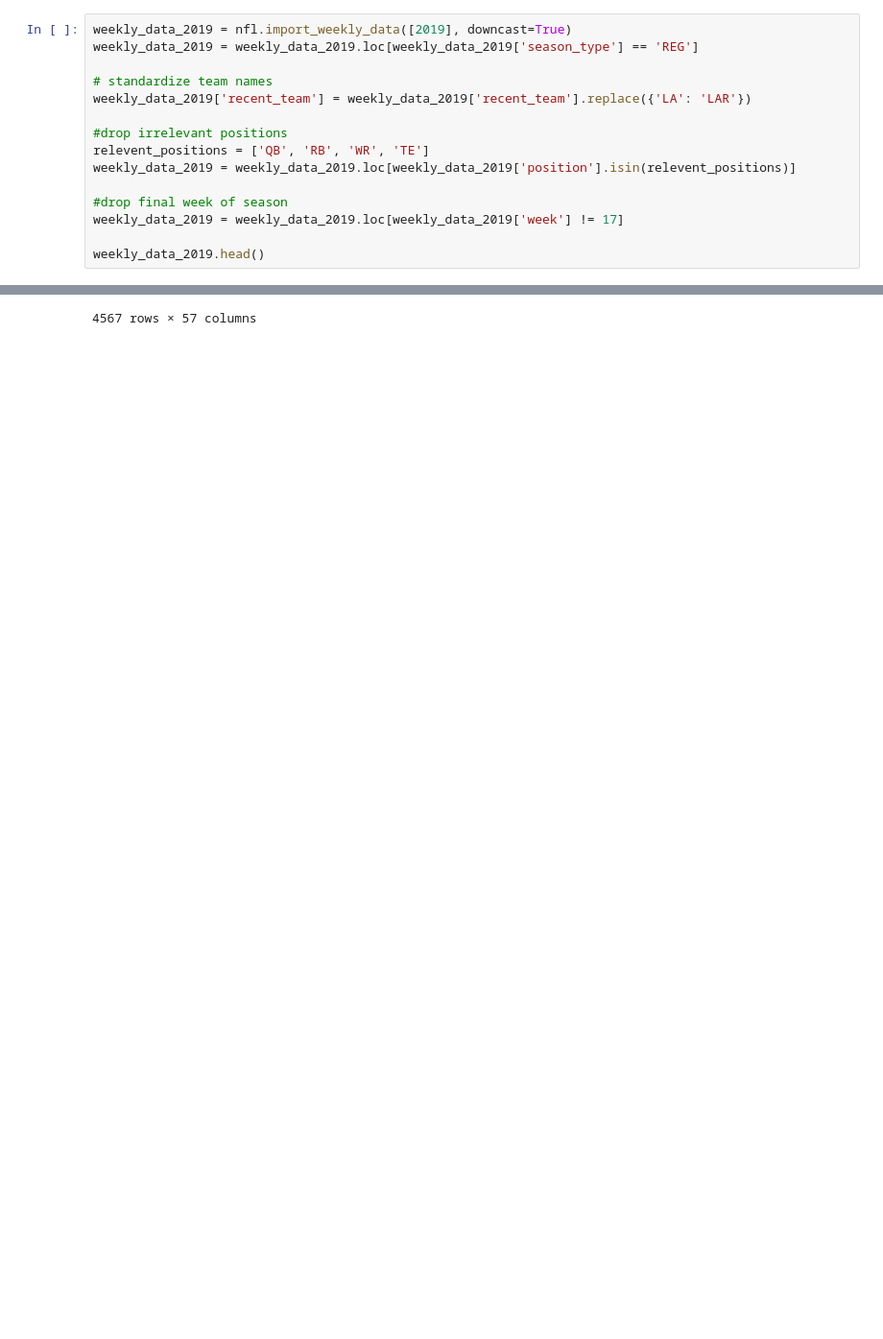
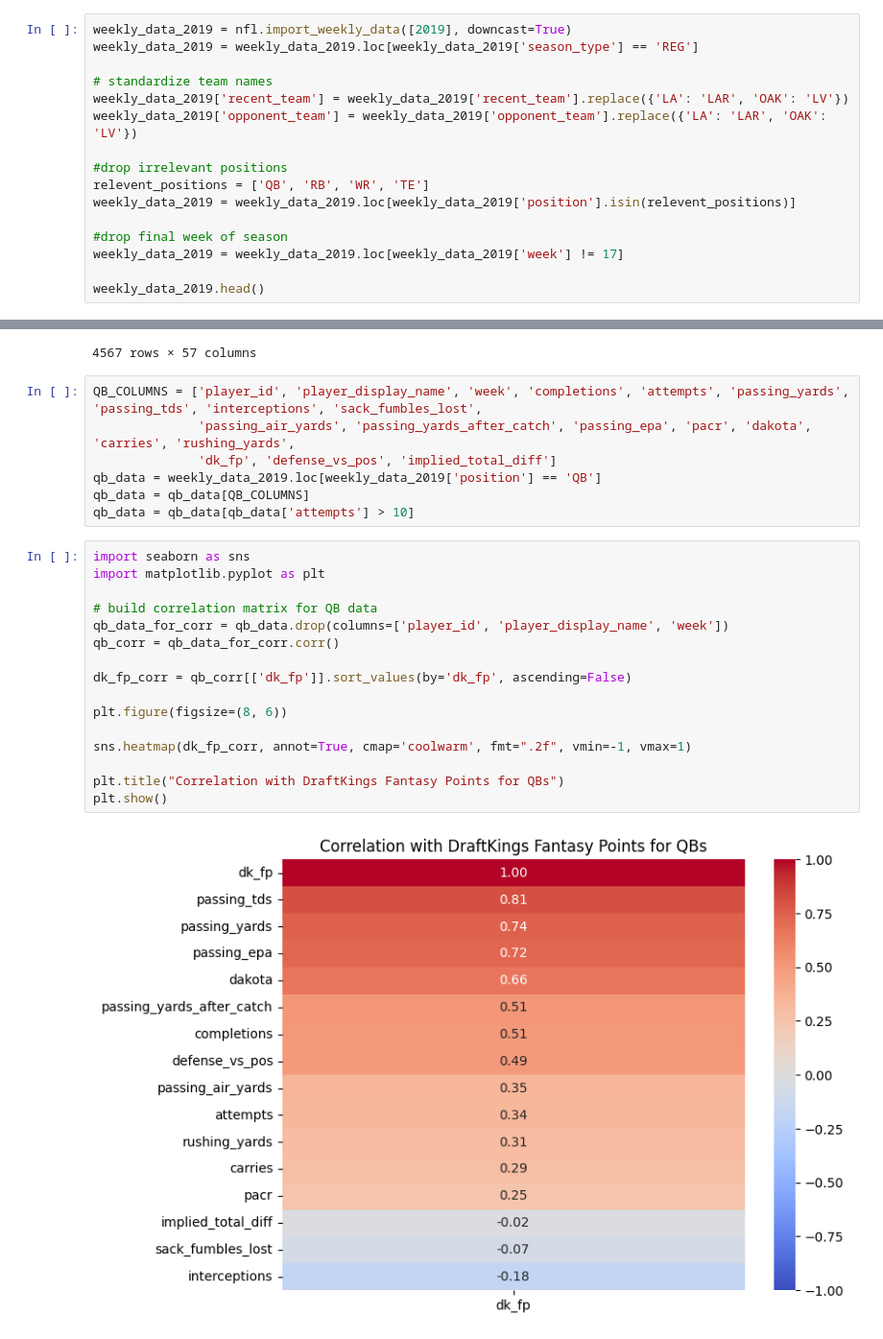
Before and after one commit to b00se/footbalf, a Jupyter notebook: nfl_data.ipynb, the cells around one changed output, grey strips where cells are left out. Shown at 96% size. Saved outputs shown, nothing was run; the diff lists cells and outputs as text; blank space fills up the shorter version.

Commit message:
testing various models against one season's worth of QB data

```diff
--- a/nfl_data.ipynb
+++ b/nfl_data.ipynb
@@ -7,7 +7,8 @@ weekly_data_2019 = nfl.import_weekly_data([2019], downcast=True)
 weekly_data_2019 = weekly_data_2019.loc[weekly_data_2019['season_type'] == 'REG']
 
 # standardize team names
-weekly_data_2019['recent_team'] = weekly_data_2019['recent_team'].replace({'LA': 'LAR'})
+weekly_data_2019['recent_team'] = weekly_data_2019['recent_team'].replace({'LA': 'LAR', 'OAK': 'LV'})
+weekly_data_2019['opponent_team'] = weekly_data_2019['opponent_team'].replace({'LA': 'LAR', 'OAK': 'LV'})
 
 #drop irrelevant positions
 relevent_positions = ['QB', 'RB', 'WR', 'TE']
@@ -250,3 +256,28 @@ weekly_data_2019
 | 4565 | 00-0035719 | D.Samuel | Deebo Samuel | WR | WR | https://static.www.nfl.com/image/... | SF | ... |
 | 4566 | 00-0035719 | D.Samuel | Deebo Samuel | WR | WR | https://static.www.nfl.com/image/... | SF | ... |
 4567 rows × 57 columns
+# %%
+QB_COLUMNS = ['player_id', 'player_display_name', 'week', 'completions', 'attempts', 'passing_yards', 'passing_tds', 'interceptions', 'sack_fumbles_lost',
+              'passing_air_yards', 'passing_yards_after_catch', 'passing_epa', 'pacr', 'dakota', 'carries', 'rushing_yards',
+              'dk_fp', 'defense_vs_pos', 'implied_total_diff']
+qb_data = weekly_data_2019.loc[weekly_data_2019['position'] == 'QB']
+qb_data = qb_data[QB_COLUMNS]
+qb_data = qb_data[qb_data['attempts'] > 10]
+# %%
+import seaborn as sns
+import matplotlib.pyplot as plt
+
+# build correlation matrix for QB data
+qb_data_for_corr = qb_data.drop(columns=['player_id', 'player_display_name', 'week'])
+qb_corr = qb_data_for_corr.corr()
+
+dk_fp_corr = qb_corr[['dk_fp']].sort_values(by='dk_fp', ascending=False)
+
+plt.figure(figsize=(8, 6))
+
+sns.heatmap(dk_fp_corr, annot=True, cmap='coolwarm', fmt=".2f", vmin=-1, vmax=1)
+
+plt.title("Correlation with DraftKings Fantasy Points for QBs")
+plt.show()
+# %% [output]
+[figure, added]
```
Also changed, not shown: parts of 5 cells of this notebook, 1 other file.
